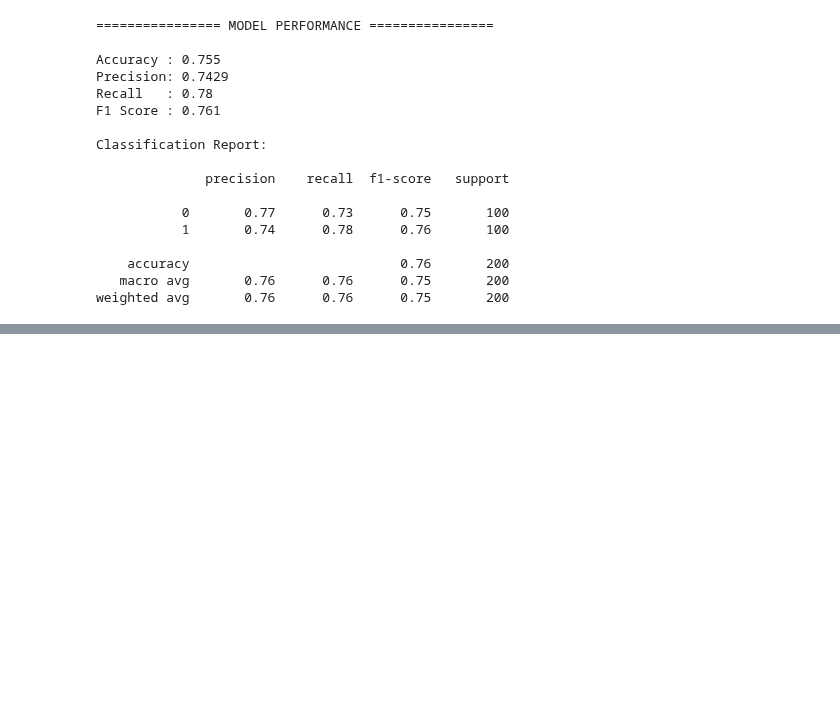
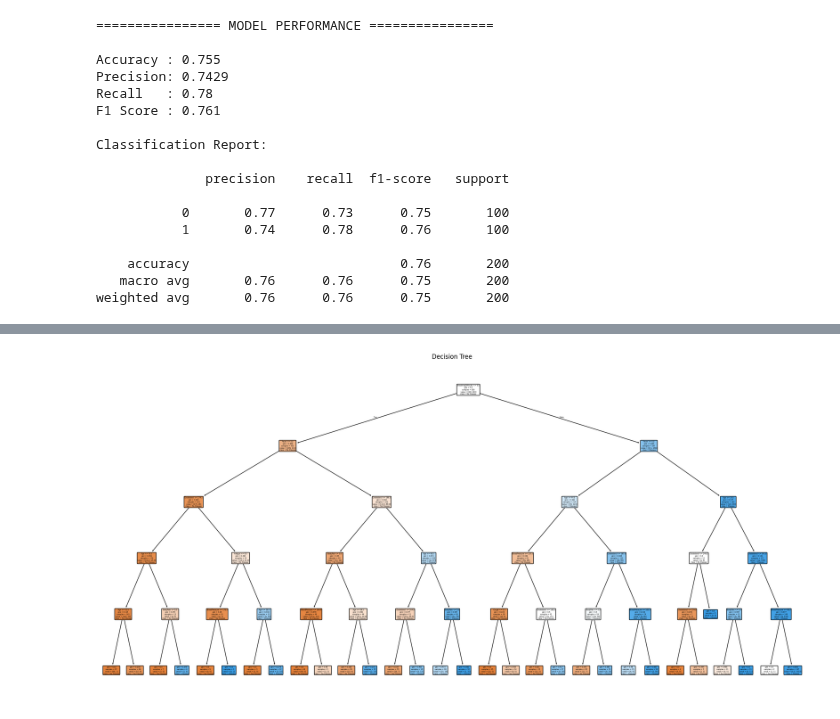
Before and after one commit to abhinavsinh014-prog/Machine-Learing, a Jupyter notebook: DeceaseDetector.ipynb, the cells around one changed output, grey strips where cells are left out. Saved outputs shown, nothing was run; the diff lists cells and outputs as text; code cells hidden in the pictures; blank space fills up the shorter version.

```diff
--- a/DeceaseDetector.ipynb
+++ b/DeceaseDetector.ipynb
@@ -228,0 +253,27 @@ weighted avg       0.76      0.76      0.75       200
+# %%
+plt.figure(
+    figsize=(25, 12)
+)
+
+plot_tree(
+
+    model,
+
+    feature_names=X.columns,
+
+    class_names=[
+        "No Disease",
+        "Disease"
+    ],
+
+    filled=True,
+
+    rounded=True
+
+)
+
+plt.title("Decision Tree")
+
+plt.show()
+# %% [output]
+[figure, added]
```
Also changed, not shown: parts of 2 cells of this notebook.
